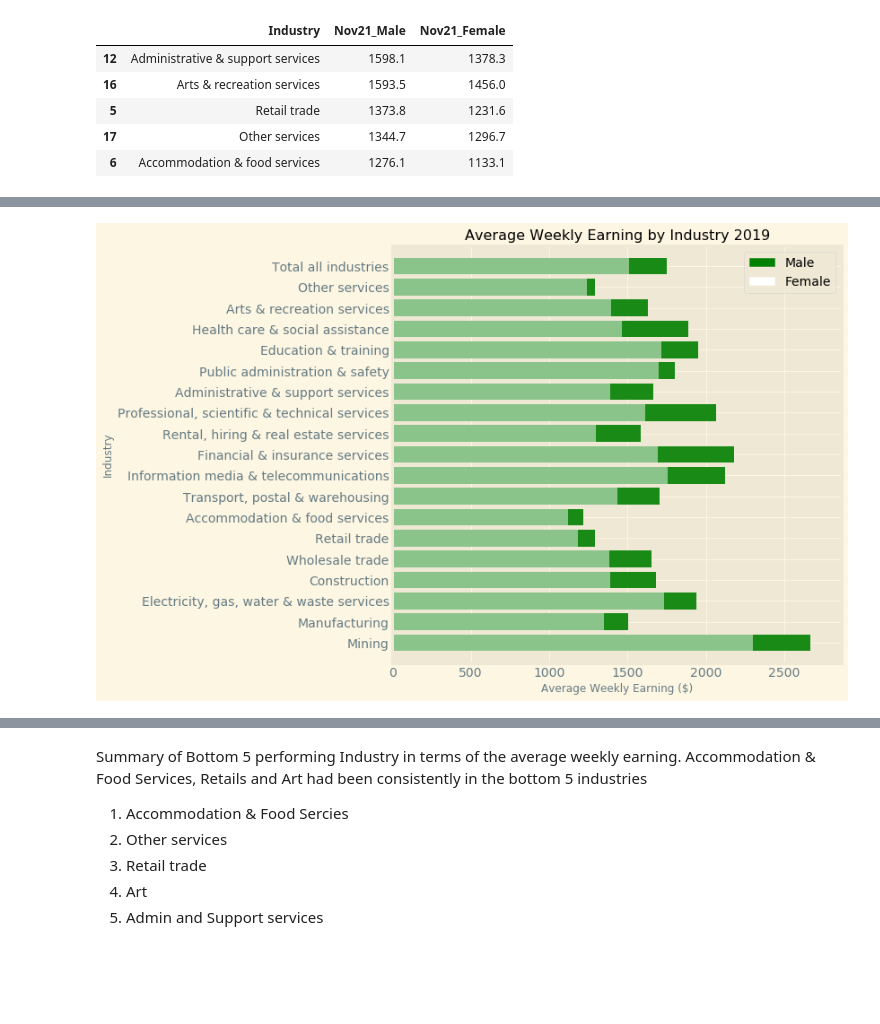
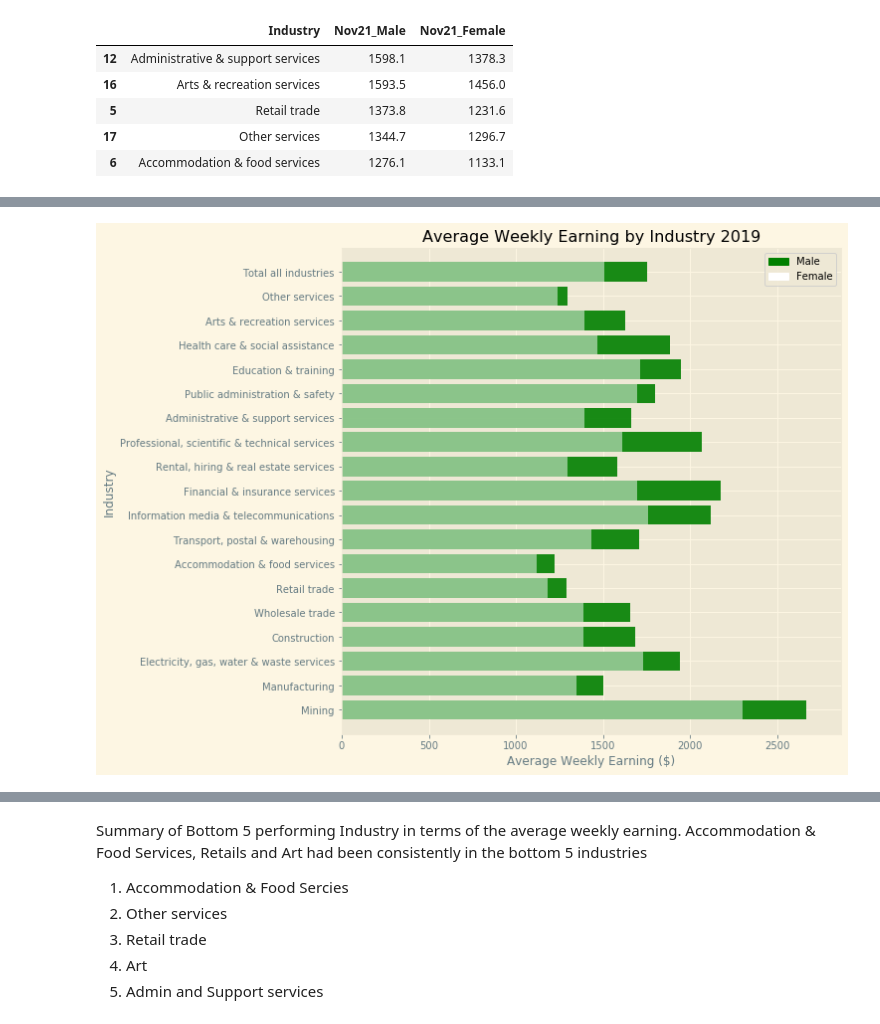
Before and after one commit to CarmenK2/GroupProject1, a Jupyter notebook: Project1.ipynb, the cells around one changed output, grey strips where cells are left out. Drawn from its saved outputs; the diff is of its cells as text; code cells hidden in the pictures; blank space fills up the shorter version.

```diff
--- a/Project1.ipynb
+++ b/Project1.ipynb
@@ -335,31 +317,31 @@ plt.show()
 # %%
 #Create a bar horizontal chart for 2019
 
-plt.figure(figsize=(8,8))
+plt.figure(figsize=(9,9))
 plt.barh(x_axis,Average_wkly_Earning_by_industry_2019_df["Nov19_Male"],color="g",alpha=0.9)
 plt.barh(x_axis,Average_wkly_Earning_by_industry_2019_df["Nov19_Female"],color="w",alpha=0.5)
 plt.yticks(x_axis,Average_wkly_Earning_by_industry_2019_df["Industry"])
 plt.style.use('_classic_test_patch')
 
 #Set x and y limit
 plt.ylim(-1,len(x_axis))
 plt.xlim(0,max(Average_wkly_Earning_by_industry_2019_df["Nov19_Male"])+200)
 
 #Set Title and labels
 plt.title("Average Weekly Earning by Industry 2019")
 plt.xlabel("Average Weekly Earning ($)")
 plt.ylabel("Industry")
 plt.legend
 
 Male = mpatches.Patch(color="g",label = "Male")
 Female = mpatches.Patch(color="w",label = "Female")
 plt.legend(handles=[Male,Female],loc='best')
 
 plt.tight_layout
 
 plt.show()
 # %% [output]
-[figure, old version]
+[figure, new version]
 # %%
 #Create a bar horizontal chart for 2020
 
```
Also changed, not shown: parts of 12 cells of this notebook.
